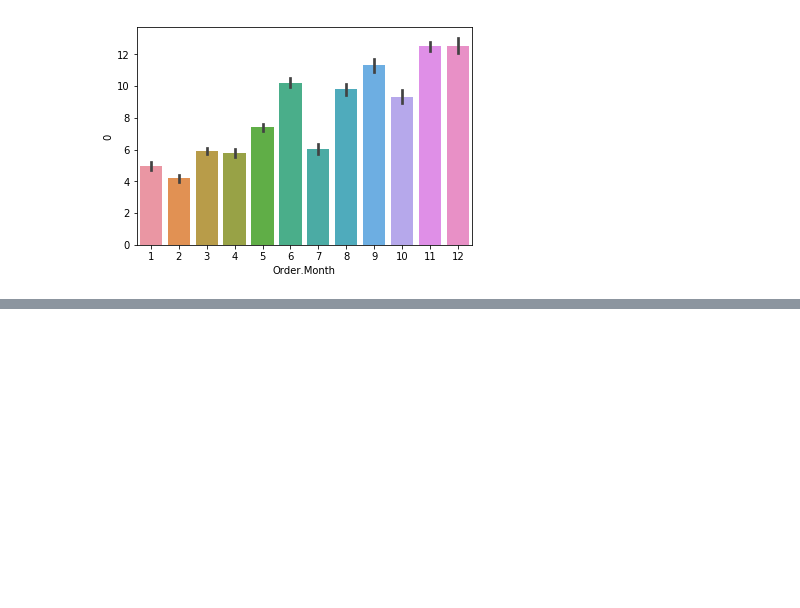
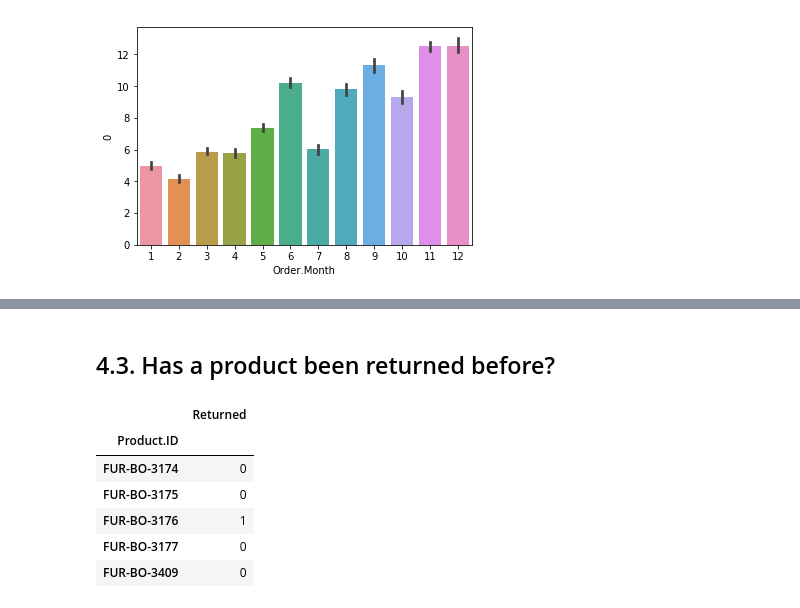
Before and after one commit to cchen17/machine-learning_house-prices, a Jupyter notebook: dave/machine_learning_lab/MachineLearningLab_DavidCorrigan.ipynb, the cells around one changed output, grey strips where cells are left out. Drawn from its saved outputs; the diff is of its cells as text; code cells hidden in the pictures; blank space fills up the shorter version.

```diff
--- a/dave/MachineLearningLab_DavidCorrigan.ipynb
+++ b/dave/machine_learning_lab/MachineLearningLab_DavidCorrigan.ipynb
@@ -121,0 +310,15 @@ orders3.head()
+# %%
+'''We have the orders3 DF, which is the orders DF merged with the returns DF, so we can use this.
+One slight issue is that "Region" replicated itself in both DFs, giving us Region_x and Region_y. Let's remove this.'''
+
+OrdersMerged = orders3.copy()
+OrdersMerged['Region'] = OrdersMerged['Region_x'].copy()
+OrdersMerged = OrdersMerged.drop(['Region_x', 'Region_y'], axis=1)
+# %%
+#Check the value counts of Returned to get a sense of what was returned:
+print(OrdersMerged['Returned'].value_counts())
+
+'''Because the Returned column was formed from merging Returned (only a subset) with Orders, anything not returned is Na.
+Let's fix this, and replace with numerical 0, then switch "Yes" for 1 also.'''
+OrdersMerged['Returned'] = OrdersMerged['Returned'].fillna(0)
+OrdersMerged['Returned'] = OrdersMerged['Returned'].replace('Yes', 1)
@@ -121,0 +343,5 @@ orders3.head()
+# %%
+#Generate an additional feature of Process.Time (days)
+OrdersMerged['Process.Time'] = OrdersMerged['Ship.Date'] - OrdersMerged['Order.Date']
+OrdersMerged['Process.Time'] = OrdersMerged['Process.Time'].dt.days
+OrdersMerged['Process.Time'].describe()
@@ -121,0 +358,14 @@ orders3.head()
+# %% [markdown]
+## 4.3. Has a product been returned before?
+# %%
+#Generate returned totals DF
+ProductReturnTotals = pd.DataFrame(OrdersMerged.groupby('Product.ID')['Returned'].sum())
+ProductReturnTotals.head()
+# %% [output]
+|  | Returned |
+| Product.ID |  |
+| FUR-BO-3174 | 0 |
+| FUR-BO-3175 | 0 |
+| FUR-BO-3176 | 1 |
+| FUR-BO-3177 | 0 |
+| FUR-BO-3409 | 0 |
```
Also changed, not shown: parts of 44 cells of this notebook, 2 other files.
